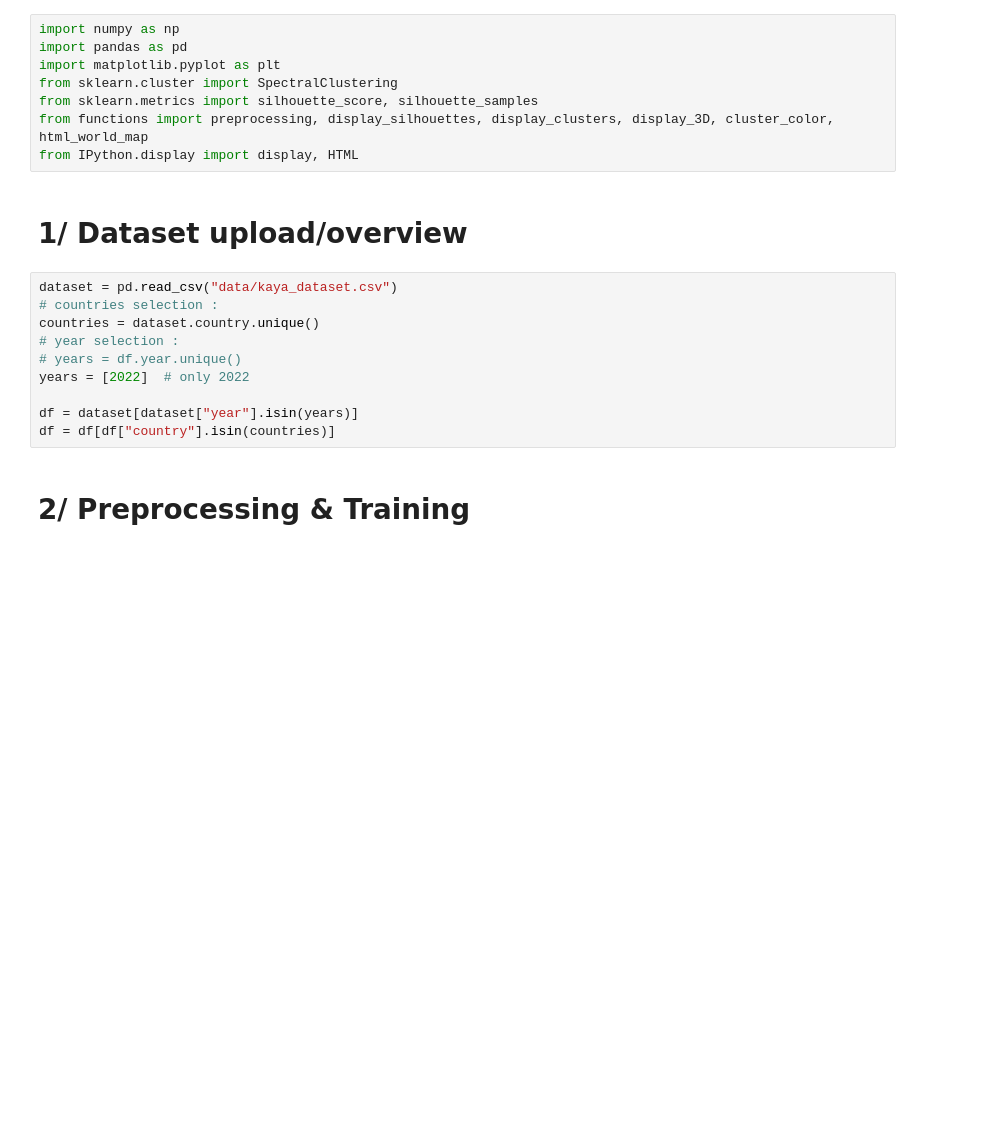
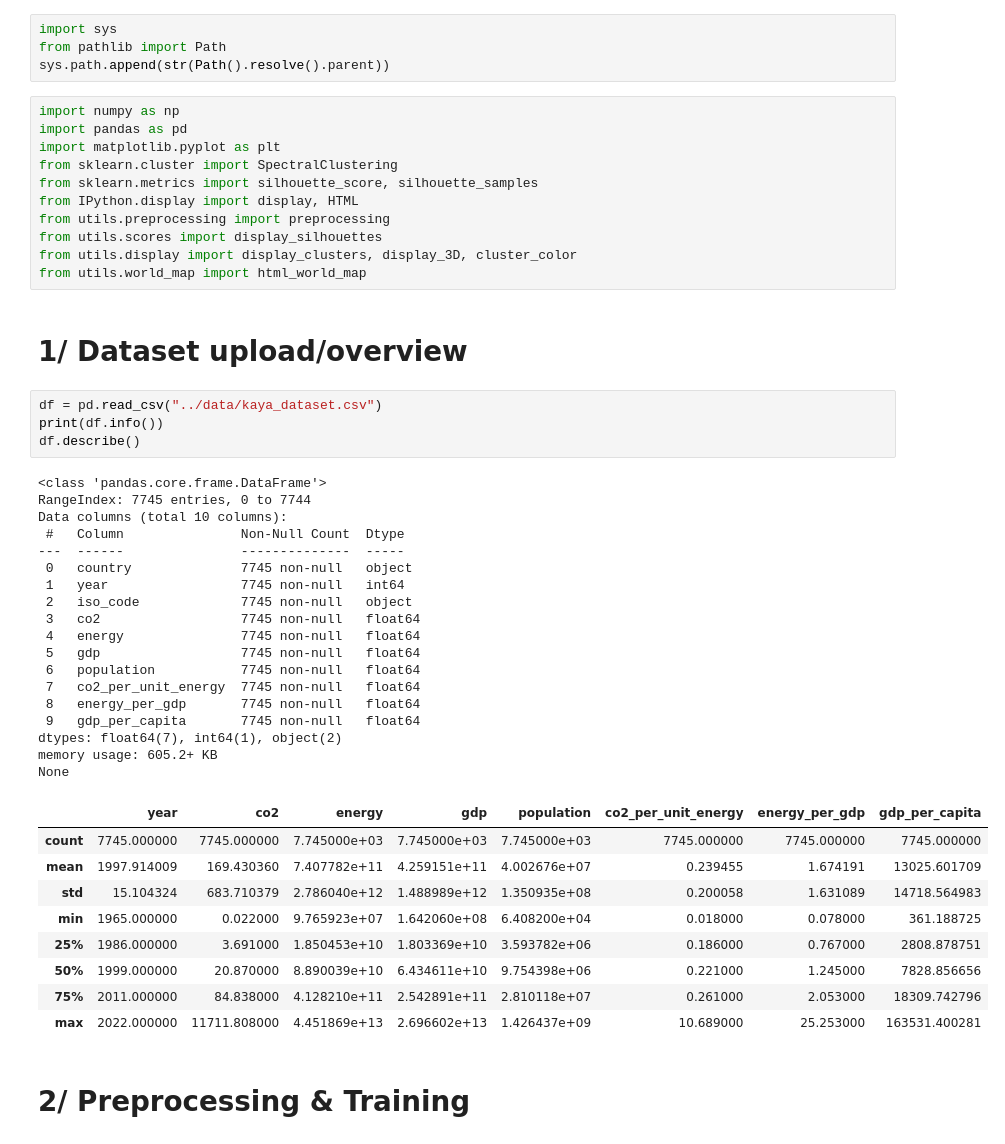
Before and after one commit to C-Vellen/CO2-energy-gdp-by-country, a Jupyter notebook: notebooks/7-results.ipynb, the cells around one changed output. Saved outputs shown, nothing was run; the diff lists cells and outputs as text; blank space fills up the shorter version.

```diff
--- a/7-results.ipynb
+++ b/notebooks/7-results.ipynb
@@ -1,23 +1,52 @@
+# %%
+import sys
+from pathlib import Path
+sys.path.append(str(Path().resolve().parent))
 # %%
 import numpy as np
 import pandas as pd
 import matplotlib.pyplot as plt
 from sklearn.cluster import SpectralClustering
 from sklearn.metrics import silhouette_score, silhouette_samples
-from functions import preprocessing, display_silhouettes, display_clusters, display_3D, cluster_color, html_world_map
 from IPython.display import display, HTML
+from utils.preprocessing import preprocessing
+from utils.scores import display_silhouettes
+from utils.display import display_clusters, display_3D, cluster_color
+from utils.world_map import html_world_map
 # %% [markdown]
 # 1/ Dataset upload/overview
-# %%
-dataset = pd.read_csv("data/kaya_dataset.csv")
-# countries selection :
-countries = dataset.country.unique()
-# year selection :
-# years = df.year.unique()
-years = [2022]  # only 2022
-
-df = dataset[dataset["year"].isin(years)]
-df = df[df["country"].isin(countries)]
+# %%
+df = pd.read_csv("../data/kaya_dataset.csv")
+print(df.info())
+df.describe()
+# %% [output]
+<class 'pandas.core.frame.DataFrame'>
+RangeIndex: 7745 entries, 0 to 7744
+Data columns (total 10 columns):
+ #   Column               Non-Null Count  Dtype
+---  ------               --------------  -----
+ 0   country              7745 non-null   object
+ 1   year                 7745 non-null   int64
+ 2   iso_code             7745 non-null   object
+ 3   co2                  7745 non-null   float64
+ 4   energy               7745 non-null   float64
+ 5   gdp                  7745 non-null   float64
+ 6   population           7745 non-null   float64
+ 7   co2_per_unit_energy  7745 non-null   float64
+ 8   energy_per_gdp       7745 non-null   float64
+ 9   gdp_per_capita       7745 non-null   float64
+dtypes: float64(7), int64(1), object(2)
+memory usage: 605.2+ KB
+None
+|  | year | co2 | energy | gdp | population | co2_per_unit_energy | energy_per_gdp | gdp_per_capita |
+| count | 7745.000000 | 7745.000000 | 7.745000e+03 | 7.745000e+03 | 7.745000e+03 | 7745.000000 | 7745.000000 | 7745.000000 |
+| mean | 1997.914009 | 169.430360 | 7.407782e+11 | 4.259151e+11 | 4.002676e+07 | 0.239455 | 1.674191 | 13025.601709 |
+| std | 15.104324 | 683.710379 | 2.786040e+12 | 1.488989e+12 | 1.350935e+08 | 0.200058 | 1.631089 | 14718.564983 |
+| min | 1965.000000 | 0.022000 | 9.765923e+07 | 1.642060e+08 | 6.408200e+04 | 0.018000 | 0.078000 | 361.188725 |
+| 25% | 1986.000000 | 3.691000 | 1.850453e+10 | 1.803369e+10 | 3.593782e+06 | 0.186000 | 0.767000 | 2808.878751 |
+| 50% | 1999.000000 | 20.870000 | 8.890039e+10 | 6.434611e+10 | 9.754398e+06 | 0.221000 | 1.245000 | 7828.856656 |
+| 75% | 2011.000000 | 84.838000 | 4.128210e+11 | 2.542891e+11 | 2.810118e+07 | 0.261000 | 2.053000 | 18309.742796 |
+| max | 2022.000000 | 11711.808000 | 4.451869e+13 | 2.696602e+13 | 1.426437e+09 | 10.689000 | 25.253000 | 163531.400281 |
 # %% [markdown]
 # 2/ Preprocessing & Training
 # %%
```
Also changed, not shown: parts of 14 cells of this notebook, 30 other files.
